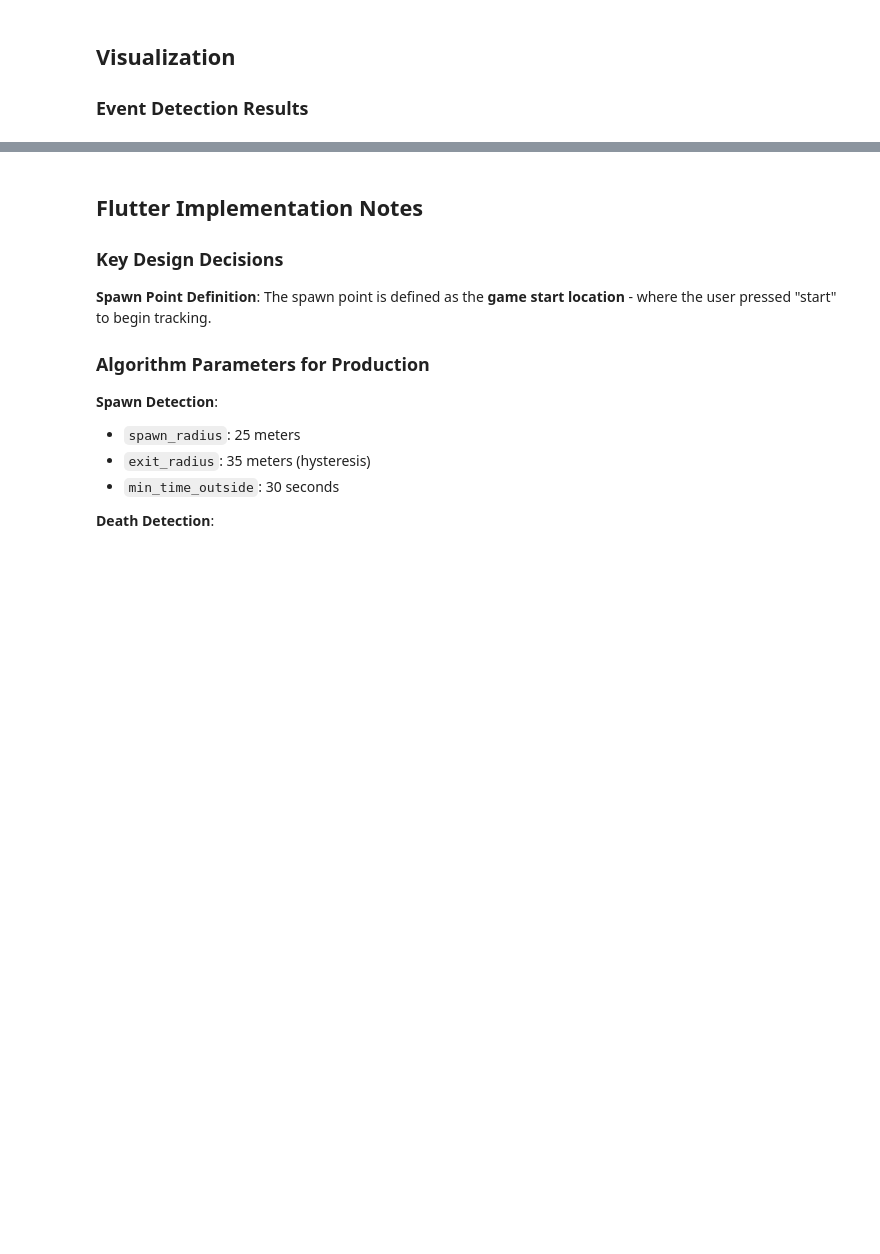
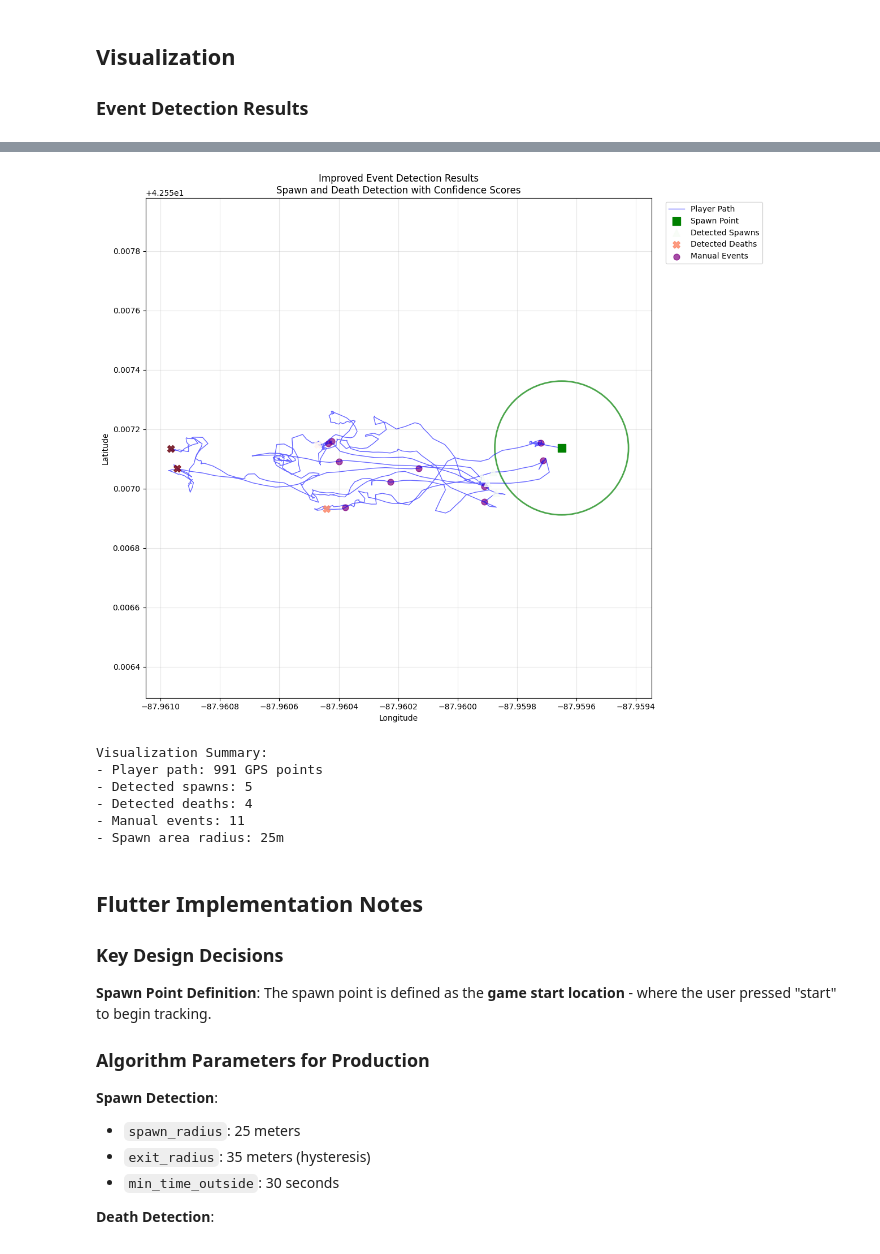
Before and after one commit to xmbn/Airsoft-Telemetry, a Jupyter notebook: docs/analysis/event_detection_algorithms.ipynb, the cells around one changed output, grey strips where cells are left out. Drawn from its saved outputs; the diff is of its cells as text; code cells hidden in the pictures; blank space fills up the shorter version.

```diff
--- a/docs/analysis/event_detection_algorithms.ipynb
+++ b/docs/analysis/event_detection_algorithms.ipynb
@@ -749,3 +659,74 @@ print(f"\n✅ Algorithms ready for Flutter implementation!")
+# %%
+# Create visualization of results
+plt.figure(figsize=(12, 10))
+
+# Plot player path
+plt.plot(df['Longitude'], df['Latitude'], 'b-', alpha=0.6, linewidth=1, label='Player Path')
+
+# Plot spawn area
+spawn_circle = plt.Circle((spawn_lon, spawn_lat), spawn_radius/111000,
+                         color='green', fill=False, linewidth=2, alpha=0.7)
+plt.gca().add_patch(spawn_circle)
+
+# Plot spawn point
+plt.scatter([spawn_lon], [spawn_lat], c='green', s=100, marker='s',
+           label='Spawn Point', zorder=5)
+
+# Plot detected spawns
+if improved_spawns:
+    spawn_lons = [s['lon'] for s in improved_spawns]
+    spawn_lats = [s['lat'] for s in improved_spawns]
+    spawn_confidences = [s['confidence'] for s in improved_spawns]
+
+    scatter_spawns = plt.scatter(spawn_lons, spawn_lats, c=spawn_confidences,
+                                cmap='Greens', s=80, marker='^',
+                                label='Detected Spawns', alpha=0.8, zorder=4)
+
+# Plot detected deaths
+if improved_deaths:
+    death_lons = [d['death_lon'] for d in improved_deaths]
+    death_lats = [d['death_lat'] for d in improved_deaths]
+    death_confs = [d['confidence'] for d in improved_deaths]
+
+    scatter_deaths = plt.scatter(death_lons, death_lats, c=death_confs,
+                                cmap='Reds', s=80, marker='X',
+                                label='Detected Deaths', alpha=0.8, zorder=4)
+
+# Plot manual events for comparison
+manual_events = df[df['Event Type'].isin(['START', 'SPAWN', 'HIT', 'KILL'])]
+for i, (_, event) in enumerate(manual_events.iterrows()):
+    plt.scatter(event['Longitude'], event['Latitude'],
+               c='purple', s=60, marker='o', alpha=0.7,
+               label='Manual Events' if i == 0 else "")
+
+# Configure plot appearance
+plt.xlabel('Longitude')
+plt.ylabel('Latitude')
+plt.title('Improved Event Detection Results\nSpawn and Death Detection with Confidence Scores')
+plt.legend(loc='upper left', bbox_to_anchor=(1.02, 1))
+plt.grid(True, alpha=0.3)
+
+# Set equal aspect ratio to prevent stretching
+plt.axis('equal')
+
+plt.tight_layout()
+plt.show()
+
+# Print summary statistics
+print(f"\nVisualization Summary:")
+print(f"- Player path: {len(df)} GPS points")
+print(f"- Detected spawns: {len(improved_spawns) if improved_spawns else 0}")
+print(f"- Detected deaths: {len(improved_deaths) if improved_deaths else 0}")
+print(f"- Manual events: {len(manual_events)}")
+print(f"- Spawn area radius: {spawn_radius}m")
+# %% [output]
+[figure, added]
+Visualization Summary:
+- Player path: 991 GPS points
+- Detected spawns: 5
+- Detected deaths: 4
+- Manual events: 11
+- Spawn area radius: 25m
 # %% [markdown]
 ## Flutter Implementation Notes
 
```
Also changed, not shown: parts of 1 cell of this notebook.
